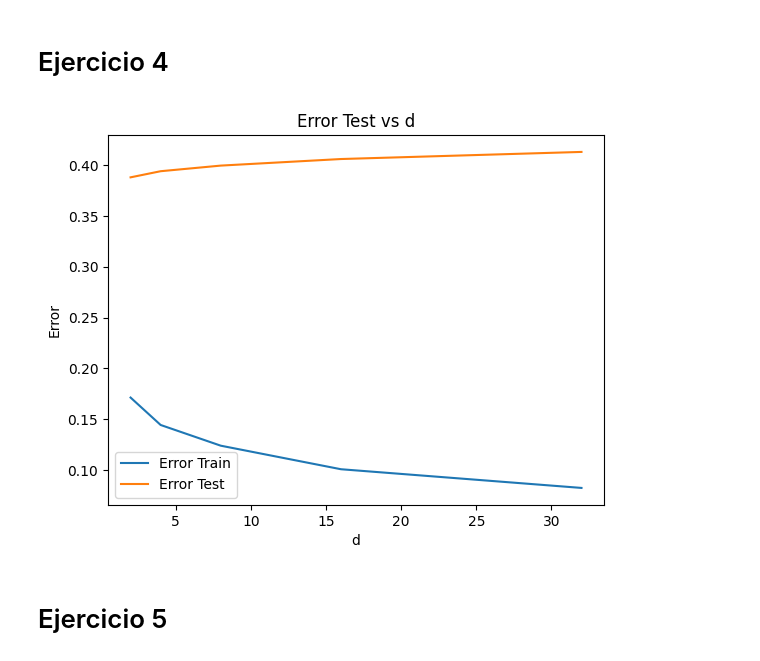
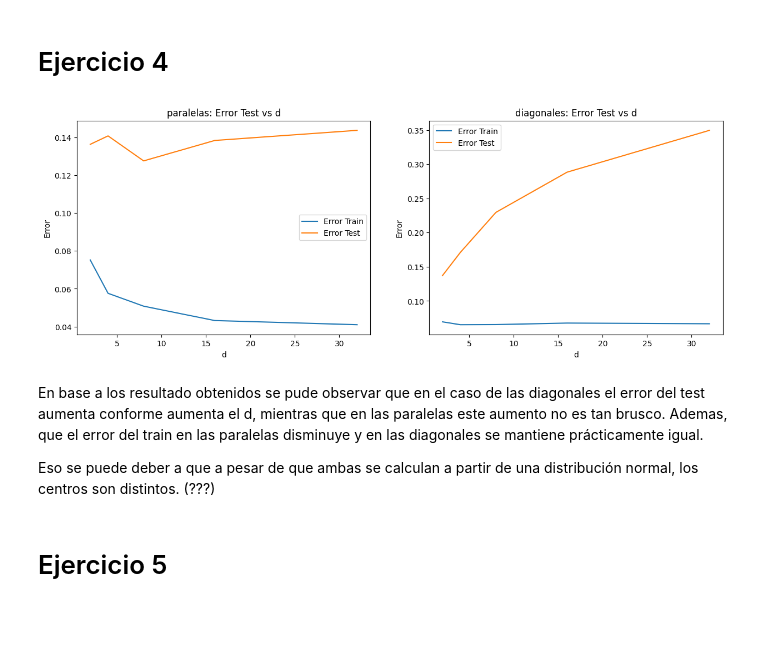
Before and after one commit to DonBerge/IIA-TPS, a Jupyter notebook: TP3/IIA24_ML_Generacion.ipynb, the cells around one changed output. Saved outputs shown, nothing was run; the diff lists cells and outputs as text; code cells hidden in the pictures; blank space fills up the shorter version.

```diff
--- a/TP3/IIA24_ML_Generacion.ipynb
+++ b/TP3/IIA24_ML_Generacion.ipynb
@@ -424,44 +434,57 @@ plt.show()
 # %%
 C = 0.78
 n = 250
-gen = paralelas
-
-error_train = []
-error_tests = []
-
 ds = [2**i for i in range(1,6)]
 
-for d in ds:
-    TRAIN_SETS = 20
-    errortr = []
-    errorts = []
-    test = gen(10000, d, c)
-    X_test = test['input'].tolist()
-    Y_test = test['output'].tolist()
-    for i in range(TRAIN_SETS):
-        e = gen(n, d, c)
-        X_train = e['input'].tolist()
-        Y_train = e['output'].tolist()
+def dimensionalidad():
+    j = 0
+    _, axs = plt.subplots(1, 2, figsize=(15, 5))
+    for gen in [paralelas, diagonales]:
+        error_train = []
+        error_tests = []
 
-        clf.fit(X_train, Y_train)
+        for d in ds:
+            TRAIN_SETS = 20
+            errortr = []
+            errorts = []
 
-        scr = clf.score(X_train, Y_train)
+            test = gen(10000, d, C)
 
-        errortr.append(1-scr)
-        errorts.append(1-clf.score(X_test, Y_test))
+            X_test = test['input'].tolist()
+            Y_test = test['output'].tolist()
 
-    error_train.append(np.mean(errortr))
-    error_tests.append(np.mean(errorts))
+            for i in range(TRAIN_SETS):
+                e = gen(n, d, C)
+                X_train = e['input'].tolist()
+                Y_train = e['output'].tolist()
 
-plt.plot(ds, error_train, label='Error Train')
-plt.plot(ds, error_tests, label='Error Test')
-plt.legend()
-plt.xlabel('d')
-plt.ylabel('Error')
-plt.title('Error Test vs d')
-plt.show()
+                clf.fit(X_train, Y_train)
+
+                scr = clf.score(X_train, Y_train)
+
+                errortr.append(1-scr)
+                errorts.append(1-clf.score(X_test, Y_test))
+
+            error_train.append(np.mean(errortr))
+            error_tests.append(np.mean(errorts))
+
+        axs[j].plot(ds, error_train, label='Error Train')
+        axs[j].plot(ds, error_tests, label='Error Test')
+        axs[j].legend()
+        axs[j].set_title(gen.__name__ + ': ' + 'Error Test vs d')
+        axs[j].set_xlabel('d')
+        axs[j].set_ylabel('Error')
+
+        j += 1
+    plt.show()
+
+dimensionalidad()
 # %% [output]
-[figure, old version]
+[figure, new version]
+# %% [markdown]
+En base a los resultado obtenidos se pude observar que en el caso de las diagonales el error del test aumenta conforme aumenta el d, mientras que en las paralelas este aumento no es tan brusco. Ademas, que el error del train en las paralelas disminuye y en las diagonales se mantiene prácticamente igual.
+
+Eso se puede deber a que a pesar de que ambas se calculan a partir de una distribución normal, los centros son distintos. (???)
 # %% [markdown]
 # Ejercicio 5
 # %%
```
Also changed, not shown: parts of 16 cells of this notebook.
